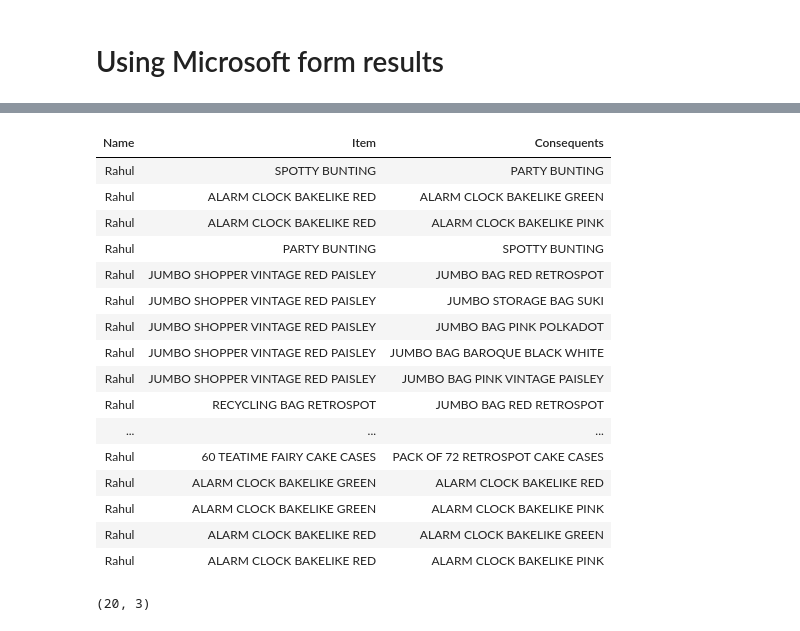
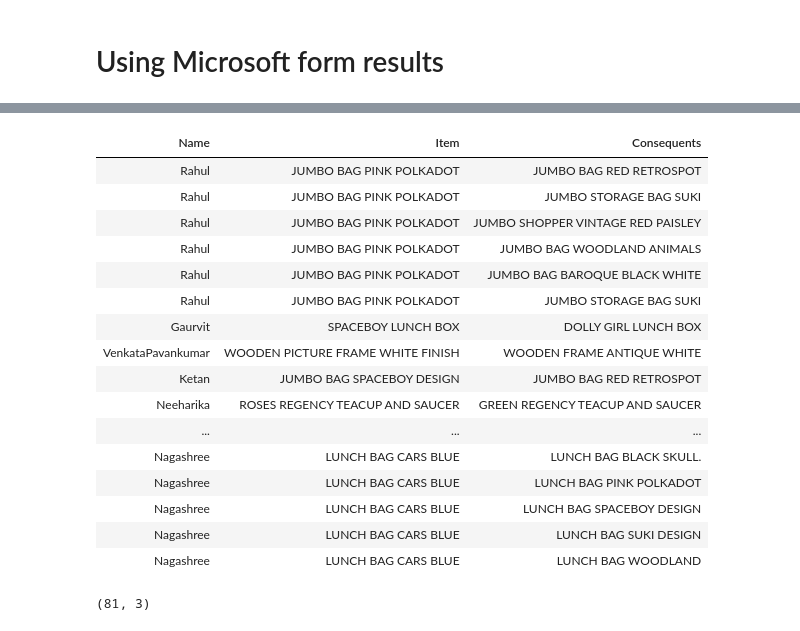
Before and after one commit to r567v/Apriori-on-Online-transactions, a Jupyter notebook: Apriori.ipynb, the cells around one changed output, grey strips where cells are left out. Drawn from its saved outputs; the diff is of its cells as text; code cells hidden in the pictures.

```diff
--- a/Apriori.ipynb
+++ b/Apriori.ipynb
@@ -427,7 +427,7 @@ final.set_index(['Antecedent', 'Consequent']).head(10)
 # %% [markdown]
 # Using Microsoft form results
 # %%
-form = pd.read_excel(r"C:\Users\RahulV\Downloads\Pick an Item(1-12).xlsx")
+form = pd.read_excel(r"C:\Users\RahulV\Downloads\Pick an Item(1-34).xlsx")
 
 #Set file location to the downloaded MS form results excel sheet.
 # %%
@@ -506,12 +518,13 @@ Form
 form_answers = pd.DataFrame(columns = ['Name', 'Item', 'Consequents'])
 #Final dataframe that'll hold name, item and all its consequents (recommended items)
 
-for item in Form["Item:"]:
+for items in Form["Name"]:
+    i = list(Form[Form['Name']==items]['Item:'])
+    item = str(i[0])
     for x in rules[rules['antecedents']== frozenset({item})]['consequents']:
-        #print(Form[Form["Item:"]==item]['Name'].unique())
-        form_answers = form_answers.append({'Name': Form[Form["Item:"]==item]['Name'].unique()[0] , 'Item' : item , 'Consequents' : list(x)[0]}, ignore_index = True)
+        form_answers = form_answers.append({'Name': items , 'Item' : item , 'Consequents' : list(x)[0]}, ignore_index = True)
 # %%
-form_answers.set_index(['Name', 'Item', 'Consequents']).head(20)
+form_answers.set_index(['Name', 'Item', 'Consequents']).head(60)
 
 #Indexing the dataframe
 # %% [output]
@@ -536,45 +549,45 @@ form_answers.set_index(['Name', 'Item', 'Consequents']).head(20)
 # %%
-form_answers.head(20).style.set_table_styles(
+form_answers.style.set_table_styles(
 [{'selector': 'th',
   'props': [('background', '#7CAE00'),
             ('color', 'white'),
             ('font-family', 'verdana')]},
 
  {'selector': 'td',
   'props': [('font-family', 'verdana')]},
 
  {'selector': 'tr:nth-of-type(odd)',
   'props': [('background', '#DCDCDC')]},
 
  {'selector': 'tr:nth-of-type(even)',
   'props': [('background', 'white')]},
 
  {'selector': 'tr:hover',
   'props': [('background-color', 'yellow')]}
 
 ]
 ).hide_index()
 
 #Adding styling instead on indexing
 # %% [output]
 | Name | Item | Consequents |
-| Rahul | SPOTTY BUNTING | PARTY BUNTING |
-| Rahul | ALARM CLOCK BAKELIKE RED | ALARM CLOCK BAKELIKE GREEN |
-| Rahul | ALARM CLOCK BAKELIKE RED | ALARM CLOCK BAKELIKE PINK |
-| Rahul | PARTY BUNTING | SPOTTY BUNTING |
-| Rahul | JUMBO SHOPPER VINTAGE RED PAISLEY | JUMBO BAG RED RETROSPOT |
-| Rahul | JUMBO SHOPPER VINTAGE RED PAISLEY | JUMBO STORAGE BAG SUKI |
-| Rahul | JUMBO SHOPPER VINTAGE RED PAISLEY | JUMBO BAG PINK POLKADOT |
-| Rahul | JUMBO SHOPPER VINTAGE RED PAISLEY | JUMBO BAG BAROQUE BLACK WHITE |
-| Rahul | JUMBO SHOPPER VINTAGE RED PAISLEY | JUMBO BAG PINK VINTAGE PAISLEY |
-| Rahul | RECYCLING BAG RETROSPOT | JUMBO BAG RED RETROSPOT |
+| Rahul | JUMBO BAG PINK POLKADOT | JUMBO BAG RED RETROSPOT |
+| Rahul | JUMBO BAG PINK POLKADOT | JUMBO STORAGE BAG SUKI |
+| Rahul | JUMBO BAG PINK POLKADOT | JUMBO SHOPPER VINTAGE RED PAISLEY |
+| Rahul | JUMBO BAG PINK POLKADOT | JUMBO BAG WOODLAND ANIMALS |
+| Rahul | JUMBO BAG PINK POLKADOT | JUMBO BAG BAROQUE BLACK WHITE |
+| Rahul | JUMBO BAG PINK POLKADOT | JUMBO STORAGE BAG SUKI |
+| Gaurvit | SPACEBOY LUNCH BOX | DOLLY GIRL LUNCH BOX |
+| VenkataPavankumar | WOODEN PICTURE FRAME WHITE FINISH | WOODEN FRAME ANTIQUE WHITE |
+| Ketan | JUMBO BAG SPACEBOY DESIGN | JUMBO BAG RED RETROSPOT |
+| Neeharika | ROSES REGENCY TEACUP AND SAUCER | GREEN REGENCY TEACUP AND SAUCER |
 | ... | ... | ... |
-| Rahul | 60 TEATIME FAIRY CAKE CASES | PACK OF 72 RETROSPOT CAKE CASES |
-| Rahul | ALARM CLOCK BAKELIKE GREEN | ALARM CLOCK BAKELIKE RED |
-| Rahul | ALARM CLOCK BAKELIKE GREEN | ALARM CLOCK BAKELIKE PINK |
-| Rahul | ALARM CLOCK BAKELIKE RED | ALARM CLOCK BAKELIKE GREEN |
-| Rahul | ALARM CLOCK BAKELIKE RED | ALARM CLOCK BAKELIKE PINK |
+| Nagashree | LUNCH BAG CARS BLUE | LUNCH BAG BLACK SKULL. |
+| Nagashree | LUNCH BAG CARS BLUE | LUNCH BAG PINK POLKADOT |
+| Nagashree | LUNCH BAG CARS BLUE | LUNCH BAG SPACEBOY DESIGN |
+| Nagashree | LUNCH BAG CARS BLUE | LUNCH BAG SUKI DESIGN |
+| Nagashree | LUNCH BAG CARS BLUE | LUNCH BAG WOODLAND |
 # %%
 form_answers.shape
 # %% [output]
-(20, 3)
+(81, 3)
```
Also changed, not shown: parts of 9 cells of this notebook.
